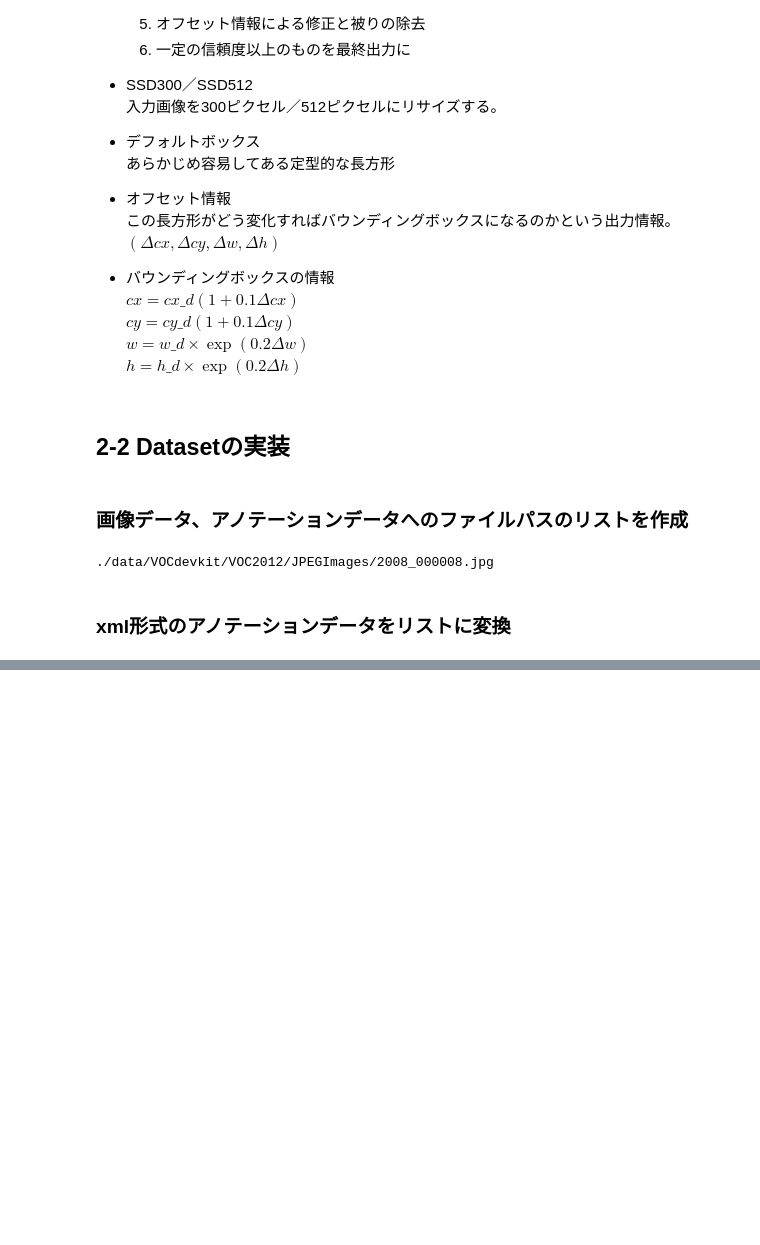
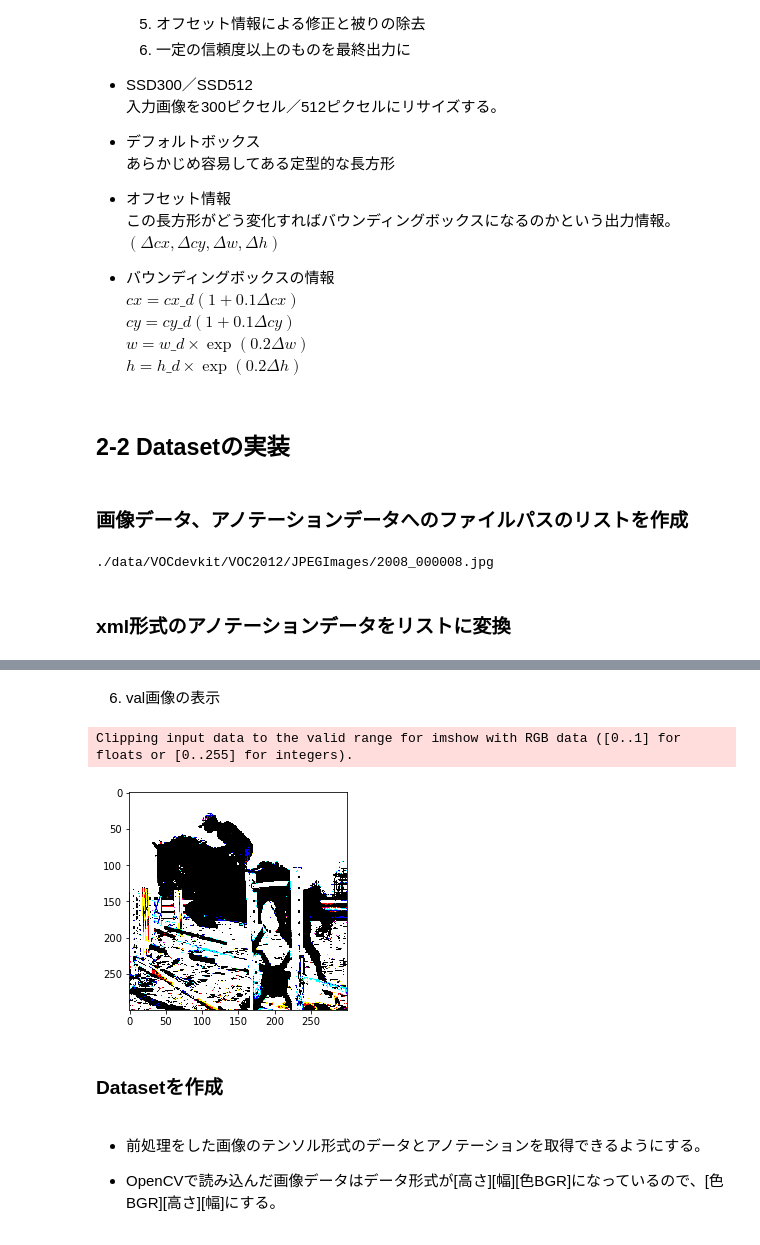
Before and after one commit to okmokm422/TIL, a Jupyter notebook: ML/Advanced_Deep_Learning_with_PyTorch/Chapter2_物体検出（SSD）.ipynb, the cells around one changed output, grey strips where cells are left out. Drawn from its saved outputs; the diff is of its cells as text; code cells hidden in the pictures; blank space fills up the shorter version.

```diff
--- a/ML/Advanced_Deep_Learning_with_PyTorch/Chapter2_物体検出（SSD）.ipynb
+++ b/ML/Advanced_Deep_Learning_with_PyTorch/Chapter2_物体検出（SSD）.ipynb
@@ -227,0 +417,16 @@ class Anno_xml2list(object):
+# %% [markdown]
+6. val画像の表示
+# %%
+phase = 'val'
+img_transformed, boxes, labels = transform(img, phase, anno_list[:, :4], anno_list[:, 4])
+plt.imshow(cv2.cvtColor(img_transformed, cv2.COLOR_BGR2RGB))
+plt.show()
+# %% [output]
+Clipping input data to the valid range for imshow with RGB data ([0..1] for floats or [0..255] for integers).
+[figure, added]
+# %% [markdown]
+### Datasetを作成
+# %% [markdown]
+- 前処理をした画像のテンソル形式のデータとアノテーションを取得できるようにする。
+
+- OpenCVで読み込んだ画像データはデータ形式が\[高さ\]\[幅\]\[色BGR\]になっているので、\[色BGR\]\[高さ\]\[幅\]にする。
```
Also changed, not shown: parts of 36 cells of this notebook, 8 other files.
